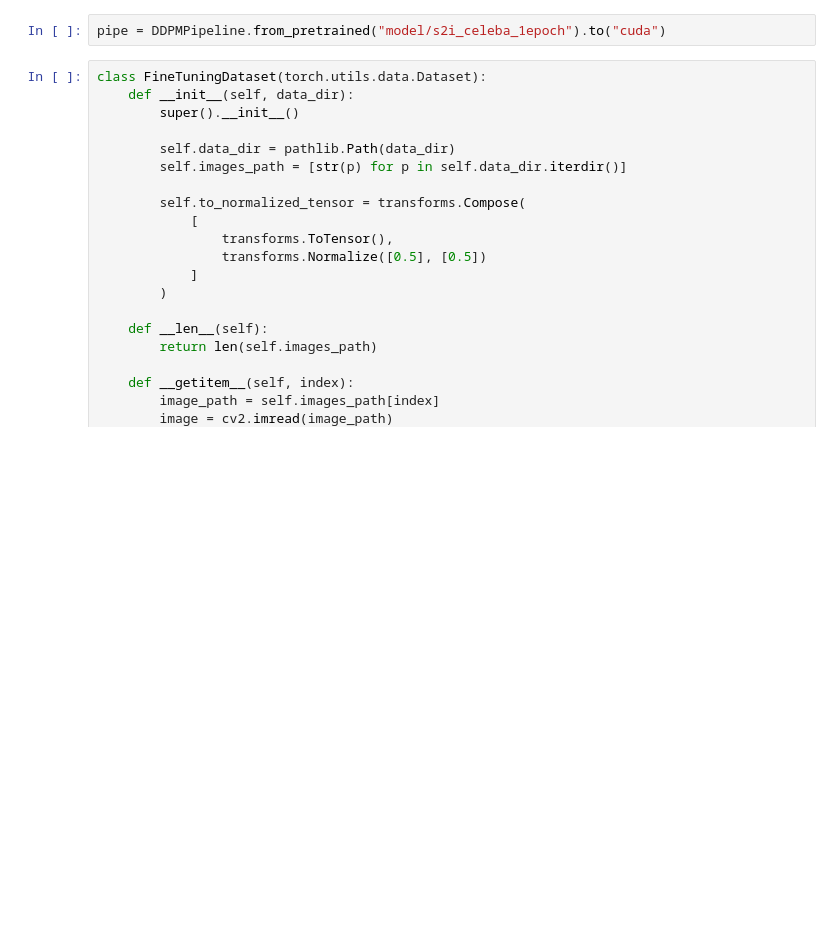
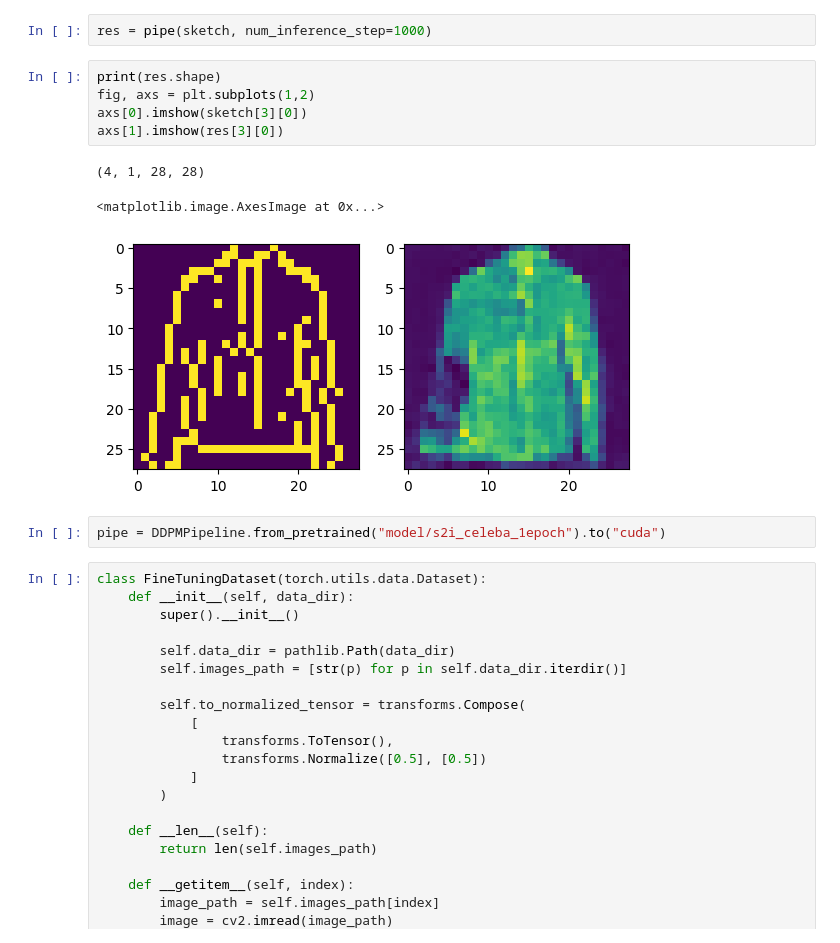
Before and after one commit to IzumiSatoshi/sketch2img, a Jupyter notebook: dev.ipynb, the cells around one changed output. Saved outputs shown, nothing was run; the diff lists cells and outputs as text; blank space fills up the shorter version.

```diff
--- a/dev.ipynb
+++ b/dev.ipynb
@@ -26,3 +42,14 @@ VAE_SCALE_FACTOR = 0.18215
+# %%
+res = pipe(sketch, num_inference_step=1000)
+# %%
+print(res.shape)
+fig, axs = plt.subplots(1,2)
+axs[0].imshow(sketch[3][0])
+axs[1].imshow(res[3][0])
+# %% [output]
+(4, 1, 28, 28)
+<matplotlib.image.AxesImage at 0x...>
+[figure, added]
 # %%
 pipe = DDPMPipeline.from_pretrained("model/s2i_celeba_1epoch").to("cuda")
 # %%
```
Also changed, not shown: parts of 22 cells of this notebook, 5 other files.
